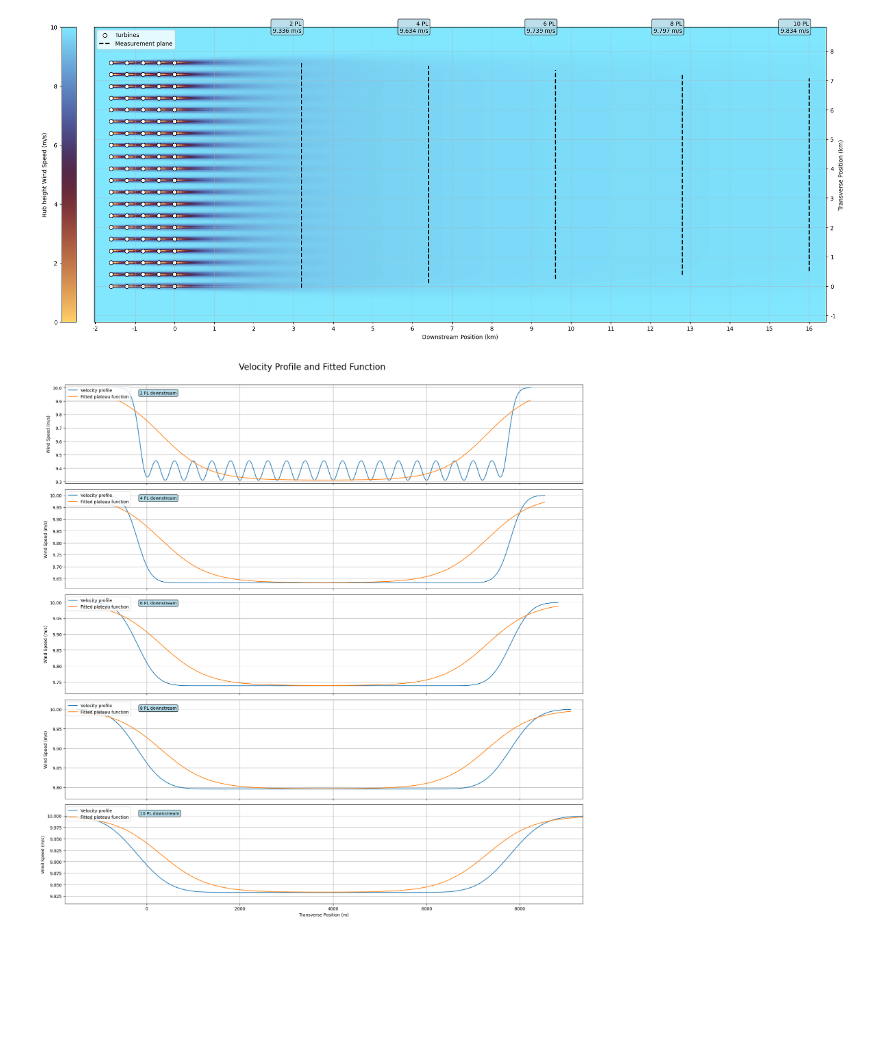
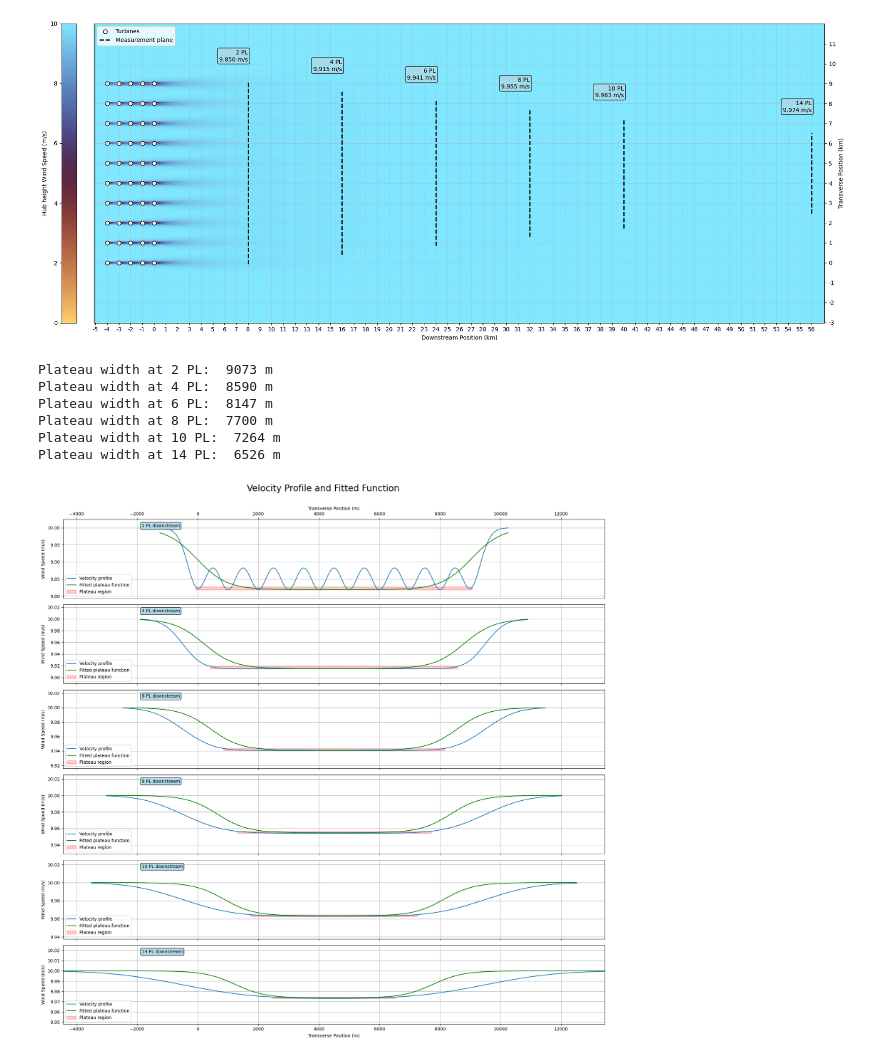
Before and after one commit to marcinsadowy/WTABL, a Jupyter notebook: fuckingforfra.ipynb, the cells around one changed output. Drawn from its saved outputs; the diff is of its cells as text; code cells hidden in the pictures; blank space fills up the shorter version.

Commit message:
Plottet korrekt +5% plateau!!! ws_avg_end virker også rigtig

```diff
--- a/fuckingforfra.ipynb
+++ b/fuckingforfra.ipynb
@@ -21,9 +21,9 @@ from py_wake.site.shear import PowerShear
 D = 100 # Rotor diameter [m]
 zh = 100 # Hub height [m]
 
-s = 4 # Turbine spacing [D]
+s = 10 # Turbine spacing [D]
 x_turb_no = 5  # No. of turbines in streamwise direction [-]
-y_turb_no = 20 # No. of turbines in transverse direction [-]
+y_turb_no = 10 # No. of turbines in transverse direction [-]
 
 ws = 10 # Wind speed [m/s]
 wd = 270 # Wind direction [deg]
@@ -110,21 +135,22 @@ ax.scatter(x, y, color="white", marker="o", s=50, label="Turbines", edgecolor="b
 
 # Plot measurement planes for each x_meas
 for i, m in enumerate(m_downstream):
-    x_meas = max(x) + m  # Measurement distance after farm
+    x_meas = max(x) + m
     ax.vlines(x=x_meas, ymin=min(y_plateau[i]), ymax=max(y_plateau[i]), color='black', linestyle='dashed', linewidth=2)
-    plt.text(x_meas, max(y) + 1000, f'{m/max(x):.0f} PL\n{ws_meas_avg[i]:.3f} m/s',
+    plt.text(x_meas, max(y_plateau[i]) + 1000, f'{m/max(x):.0f} PL\n{ws_meas_avg[i]:.3f} m/s',
              ha='right', va='bottom', bbox=dict(boxstyle='round', facecolor='lightblue', alpha=0.8))
 
-# Add a single legend entry for measurement planes
+# "Grouped" legend entry for measurement planes
 ax.vlines([], [], [], color='black', linestyle='dashed', linewidth=2, label="Measurement plane")
 
+# Add axis labels
 ax.set_title("")
 ax.set_xlabel("Downstream Position (km)")
 ax.set_ylabel("Transverse Position (km)")
 #ax.set_aspect('equal')
 ax.legend(loc='upper left')
 
-# Add axis labels, grid with ticklines
+# Add grid with ticklines
 xticks = np.arange(max(x) - np.floor(x_turb_no*s*D/1000)*1000, max(x) + m + ext_x, 1000)
 yticks = np.arange(min(y) - np.floor(ext_y/1000)*1000, max(y) + ext_y, 1000)
 
@@ -140,54 +166,69 @@ ax.yaxis.tick_right()
 
 plt.tight_layout()
 # %% [output]
-[figure, old version]
+[figure, new version]
 # %%
 # Plot velocity profiles in a single figure with subplots
 
-fig, axes = plt.subplots(len(m_downstream), 1, figsize=(18, 5 * len(m_downstream)), sharex=True)
+# Share x-axis
+fig, axes = plt.subplots(len(m_downstream), 1, figsize=(18, 4 * len(m_downstream)), sharex=True)
 
-# Loop through each `i` in `m_downstream` for plotting
 for i, (m, ax) in enumerate(zip(m_downstream, axes)):
-    # Extract corresponding `y_wake` and `ws_wake` values for this iteration
-    y_wake_i = y_wake[i]  # y_meas values where wind speed < 10
-    ws_wake_i = ws_wake[i]  # Wind speed values where wind speed < 10
+
+    print(f'Plateau width at {m/max(x):.0f} PL:  {max(y_plateau[i]):.0f} m')
 
     # Plot the velocity profile (wake region)
-    ax.plot(y_wake_i, ws_wake_i, label=f'Velocity profile')
+    ax.plot(y_wake[i], ws_wake[i], label=f'Velocity profile')
 
-    # Plateau function fit (as in your previous code)
-    p_w = 1.75 * 2000    # Wake width
-    p_c = max(y) / 2     # Wake center
-    p_s = 0.002          # Sharpness of transition
-    A = max(ws_wake_i) - min(ws_wake_i)  # Scale to wake magnitude
+    # Plateau function fit
+    p_c = max(y) / 2                # Wake center
+    p_w = max(y_plateau[i]) / 2     # Wake width
+    p_s = 0.002                     # Sharpness of transition
+    A = max(ws_wake[i]) - min(ws_wake[i])  # Scale to wake magnitude
 
-    # Plateau function for wind speed deficit
-    U_y = A * 1 / ((np.exp(p_s * (y_wake_i - p_c - p_w)) + 1) * (np.exp(p_s * (-y_wake_i + p_c - p_w)) + 1))
+    U_y = A * 1 / ((np.exp(p_s * (y_wake[i] - p_c - p_w)) + 1) * (np.exp(p_s * (-y_wake[i] + p_c - p_w)) + 1))
 
-    # Plot fitted Plateau function
-    ax.plot(y_wake_i, ws - U_y, label='Fitted plateau function')
+    ax.plot(y_wake[i], ws - U_y, color='green', label='Fitted plateau function')
 
-    # Plot labels and legend
+    # Plot y_plateau ws-averaging region
+    ax.add_patch(plt.Rectangle((min(y_plateau[i]), ws_min[i]),
+                                max(y_plateau[i]) - min(y_plateau[i]),
+                                threshold_values[i] - ws_min[i],
+                                edgecolor='red', facecolor='red', alpha=0.2,
+                                linewidth=2, label='Plateau region'))
+
+    # Plot labels etc.
     ax.set_ylabel('Wind Speed (m/s)')
-    ax.legend(loc="upper left")
+    ax.legend(loc="lower left")
     ax.grid(True)
 
-    # Add a text box below the legend with the downstream distance
     ax.text(0.145, 0.9, f'{m / max(x):.0f} PL downstream', transform=ax.transAxes,
             bbox=dict(boxstyle='round', facecolor='lightblue', alpha=0.9))
 
-    # Adjust plot limits for better visualization
-    ax.set_xlim(min(y_wake_i), max(y_wake_i))
-    ax.set_ylim(0.9975 * min(min(ws_wake_i), min(ws - U_y)), 1.0025 * max(max(ws_wake_i), max(ws - U_y)))
+    # Plot limits
+    ax.set_xlim(min(y_wake[i]), max(y_wake[i]))
+    ax.set_ylim(0.9975 * min(min(ws_wake[i]), min(ws - U_y)), 1.0025 * max(max(ws_wake[i]), max(ws - U_y)))
 
 # Add a shared x-axis label
+axes[0].xaxis.set_label_position('top')
+axes[0].set_xlabel('Transverse Position (m)')
+
+axes[0].xaxis.set_ticks_position('top')  # Moves ticks to the top
+axes[0].spines['top'].set_visible(True)  # Ensures the top spine is visible
+
 axes[-1].set_xlabel('Transverse Position (m)')
 
 # Add a grouped title for the entire figure
 fig.suptitle('Velocity Profile and Fitted Function', fontsize=20)
 
 # Adjust layout for better spacing
 plt.tight_layout(rect=[0, 0.25, 1, 0.975])  # Adjust rect to reduce whitespace below the title
 plt.show()
 # %% [output]
+Plateau width at 2 PL:  9073 m
+Plateau width at 4 PL:  8590 m
+Plateau width at 6 PL:  8147 m
+Plateau width at 8 PL:  7700 m
+Plateau width at 10 PL:  7264 m
+Plateau width at 14 PL:  6526 m
-[figure, old version]
+[figure, new version]
```
Also changed, not shown: parts of 1 cell of this notebook.
